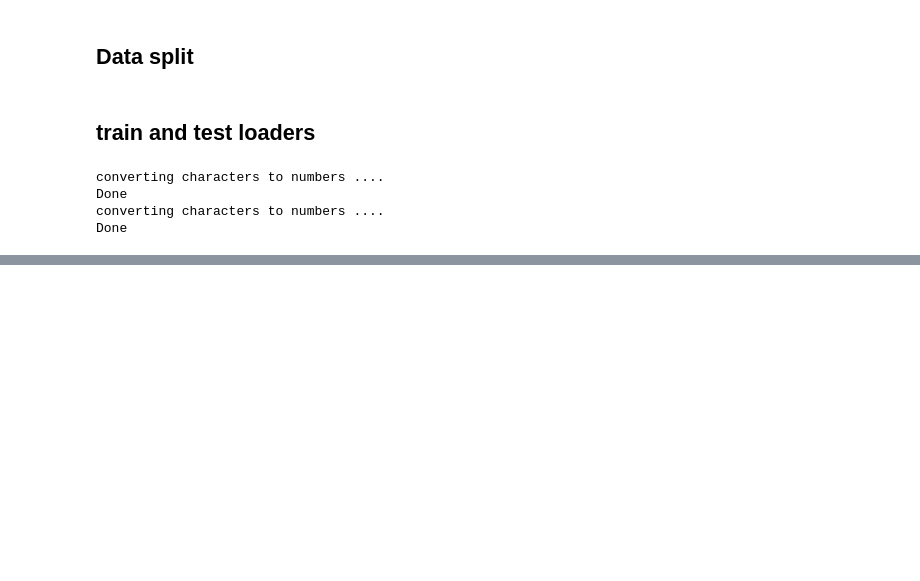
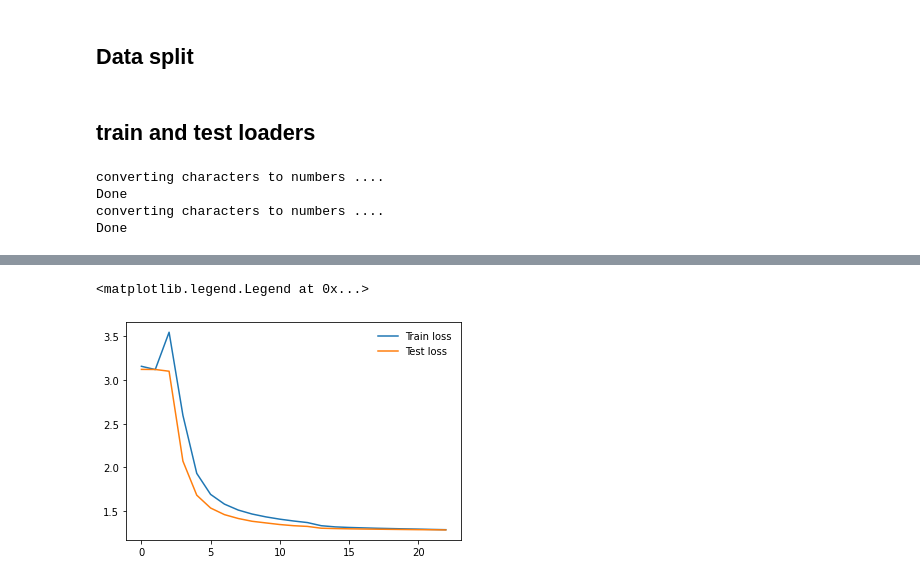
Before and after one commit to ahmedbadr97/Character-Level-RNN, a Jupyter notebook: notebooks/LSTM_training.ipynb, the cells around one changed output, grey strips where cells are left out. Saved outputs shown, nothing was run; the diff lists cells and outputs as text; code cells hidden in the pictures; blank space fills up the shorter version.

```diff
--- a/notebooks/LSTM_training.ipynb
+++ b/notebooks/LSTM_training.ipynb
@@ -186,0 +208,3 @@ KeyboardInterrupt
+# %%
+df=pd.read_csv(f"{train_data_path}/epochs_data.csv",index_col=False)
+df
@@ -186,0 +229,7 @@ KeyboardInterrupt
+# %%
+plt.plot(df['Train Loss'],label="Train loss")
+plt.plot(df['Test Loss'],label="Test loss")
+plt.legend(frameon=False)
+# %% [output]
+<matplotlib.legend.Legend at 0x...>
+[figure, added]
```
Also changed, not shown: parts of 32 cells of this notebook, 7 other files.
